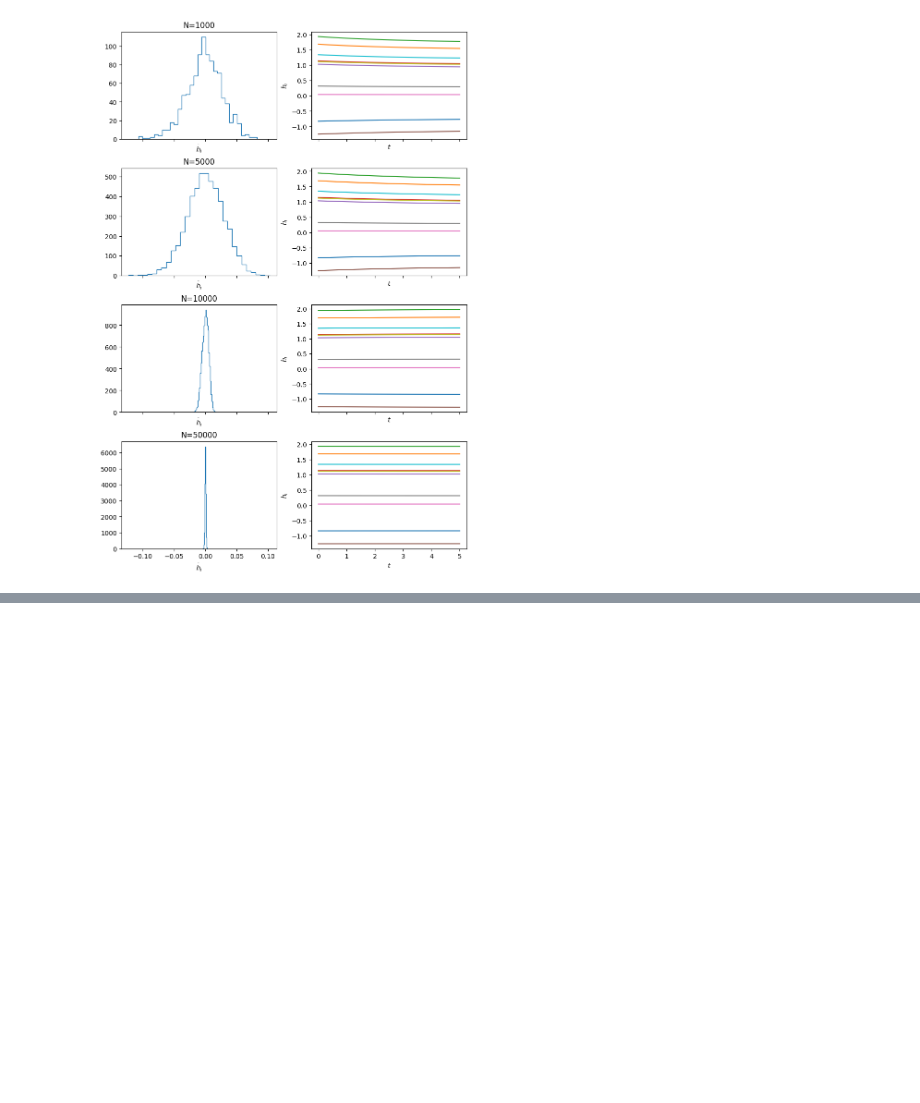
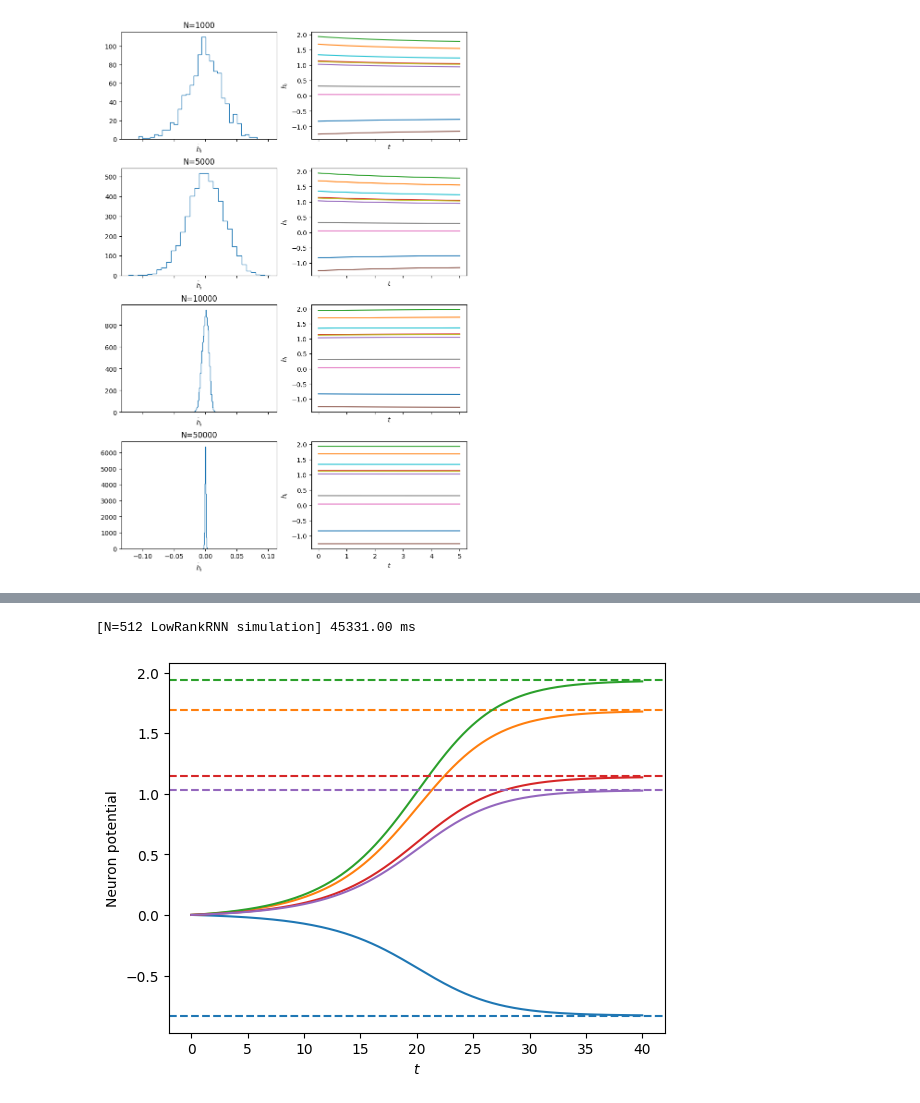
Before and after one commit to ninivert/lcnthesis, a Jupyter notebook: notebooks/notebook.ipynb, the cells around one changed output, grey strips where cells are left out. Drawn from its saved outputs; the diff is of its cells as text; code cells hidden in the pictures; blank space fills up the shorter version.

```diff
--- a/notebooks/notebook.ipynb
+++ b/notebooks/notebook.ipynb
@@ -197,0 +189,23 @@ do not simulate the field equation, we are already sampling discretely
+# %%
+rnn = LowRankRNN(*make_F_G_valentin(p=1, N=50_000, phi=phi, random_state=42), phi, I_ext, exclude_self_connections=True)
+with Timer(name=f'{N=} LowRankRNN simulation'):
+	# res = rnn.simulate_h(h0=rnn.F[:, 0], t_span=(0, 5))
+	# + np.random.default_rng(42).normal(loc=0, scale=0.1, size=rnn.N)
+	res = rnn.simulate_h(h0=np.zeros(rnn.N), t_span=(0, 40))
+# %% [output]
+[N=512 LowRankRNN simulation] 45331.00 ms
+# %%
+# full lines are the neuron trajectory
+# dashed lines are the xi_i fixed point
+
+fig, ax = plt.subplots()
+
+for n in range(5):
+	line, = ax.plot(res.t, res.y[n, :])
+	ax.axhline(rnn.F[n, 0], color=line.get_color(), linestyle='--')
+
+ax.set_xlabel('$t$')
+ax.set_ylabel('Neuron potential')
+plt.show()
+# %% [output]
+[figure, added]
```
Also changed, not shown: parts of 11 cells of this notebook, 3 other files.
